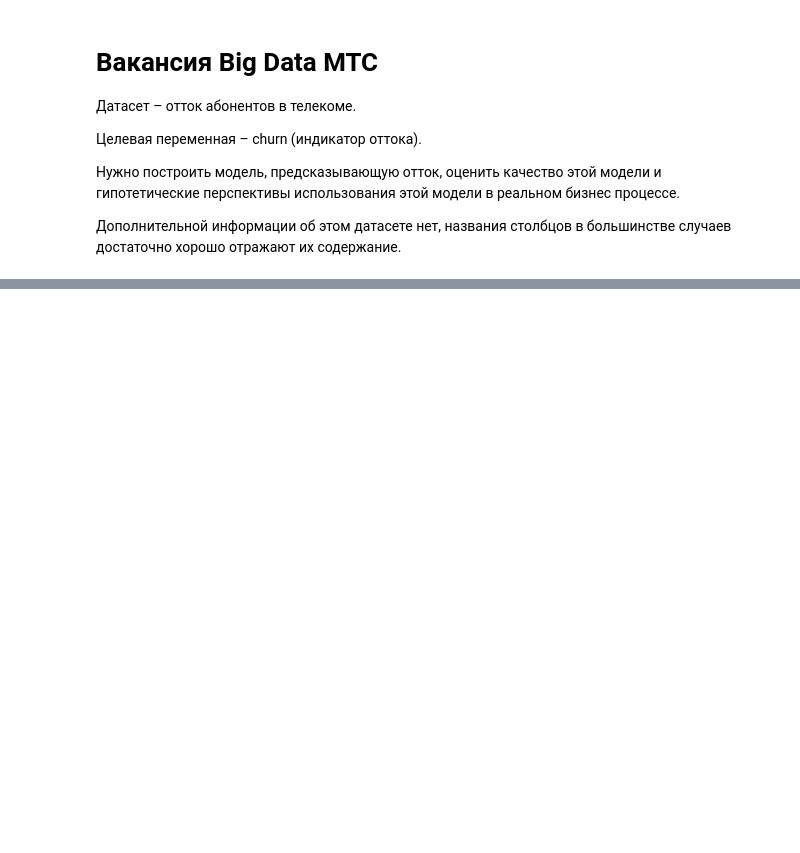
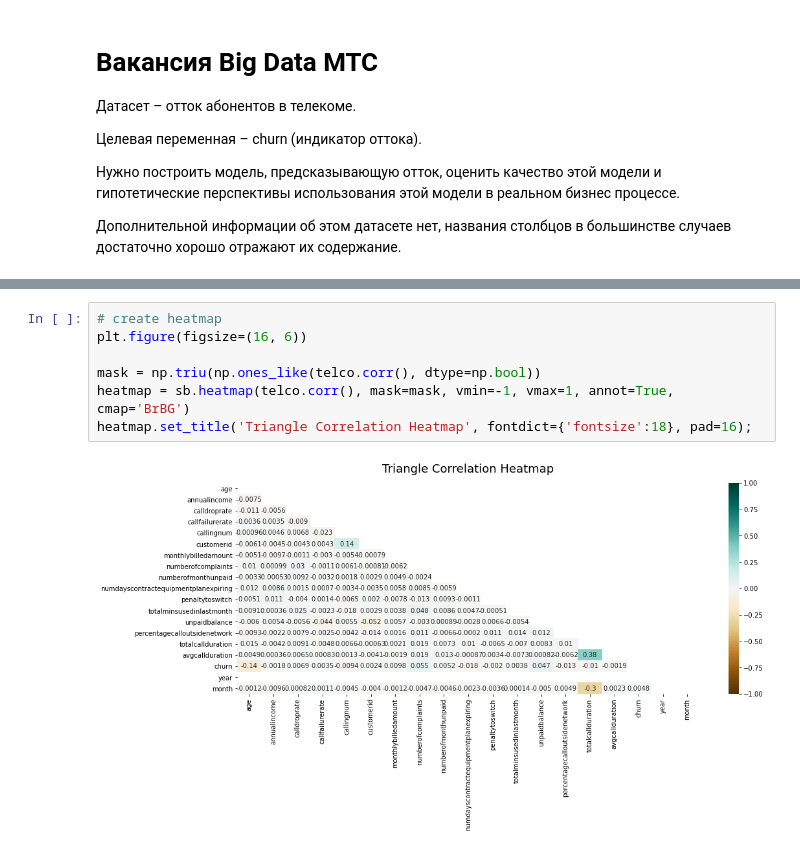
Before and after one commit to loverberg/portfolio, a Jupyter notebook: Big_Data_MTC/churn_analysis.ipynb, the cells around one changed output, grey strips where cells are left out. Drawn from its saved outputs; the diff is of its cells as text; blank space fills up the shorter version.

```diff
--- a/Big_Data_MTC/churn_analysis.ipynb
+++ b/Big_Data_MTC/churn_analysis.ipynb
@@ -42,0 +119,9 @@ telco.describe()
+# %%
+# create heatmap
+plt.figure(figsize=(16, 6))
+
+mask = np.triu(np.ones_like(telco.corr(), dtype=np.bool))
+heatmap = sb.heatmap(telco.corr(), mask=mask, vmin=-1, vmax=1, annot=True, cmap='BrBG')
+heatmap.set_title('Triangle Correlation Heatmap', fontdict={'fontsize':18}, pad=16);
+# %% [output]
+[figure, added]
```
Also changed, not shown: parts of 10 cells of this notebook.
